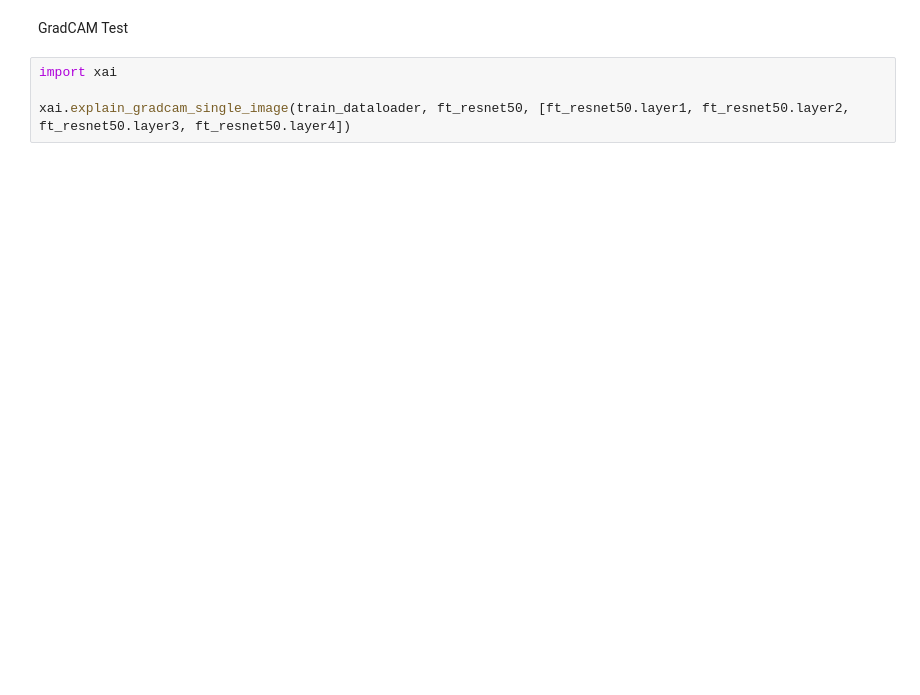
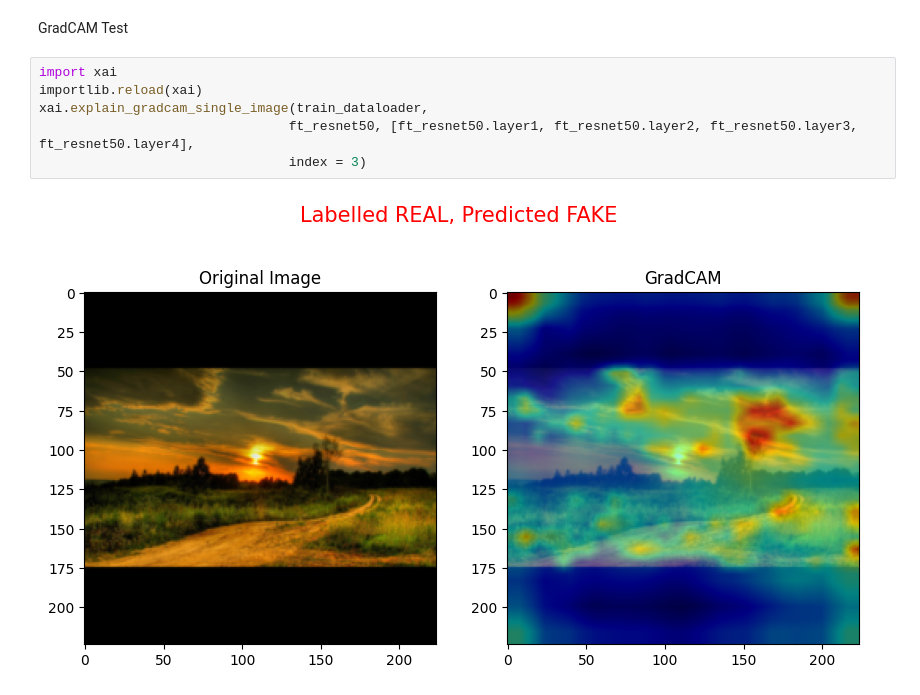
Before and after one commit to AngeloGalav/gauntlet, a Jupyter notebook: playground2.ipynb, the cells around one changed output. Saved outputs shown, nothing was run; the diff lists cells and outputs as text; blank space fills up the shorter version.

```diff
--- a/playground2.ipynb
+++ b/playground2.ipynb
@@ -86,5 +112,9 @@ if artifacts != None:
 GradCAM Test
 # %%
 import xai
-
-xai.explain_gradcam_single_image(train_dataloader, ft_resnet50, [ft_resnet50.layer1, ft_resnet50.layer2, ft_resnet50.layer3, ft_resnet50.layer4])
+importlib.reload(xai)
+xai.explain_gradcam_single_image(train_dataloader,
+                                ft_resnet50, [ft_resnet50.layer1, ft_resnet50.layer2, ft_resnet50.layer3, ft_resnet50.layer4],
+                                index = 3)
+# %% [output]
+[figure, added]
```
Also changed, not shown: parts of 23 cells of this notebook.
